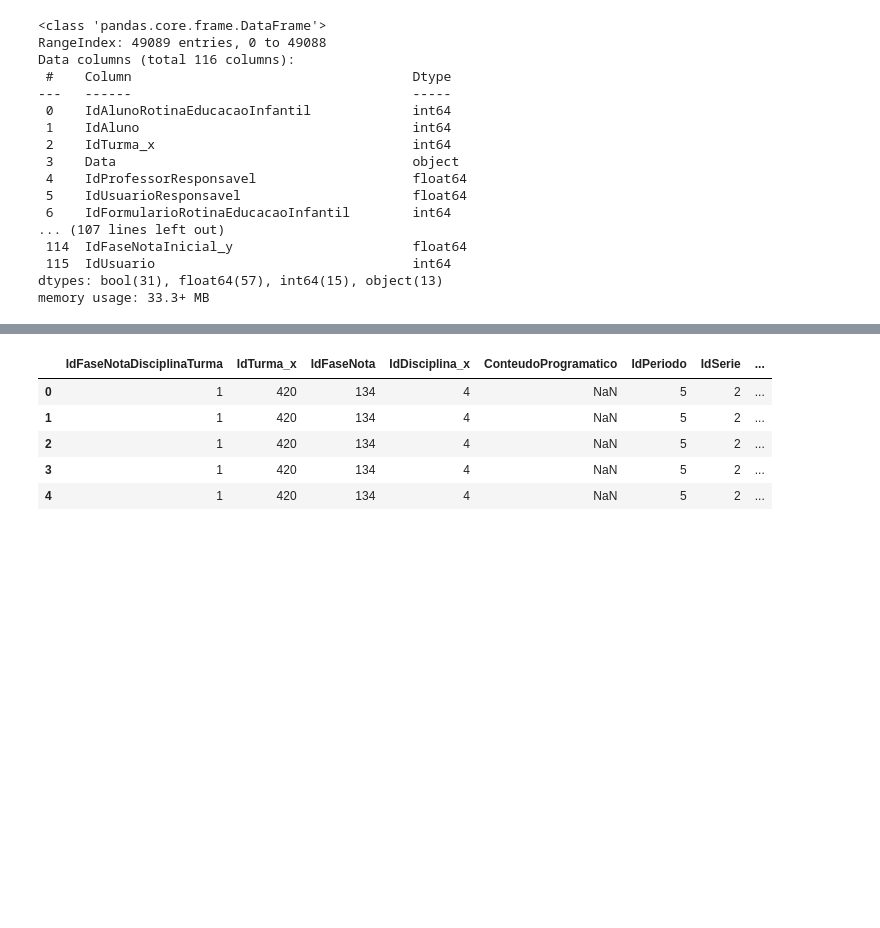
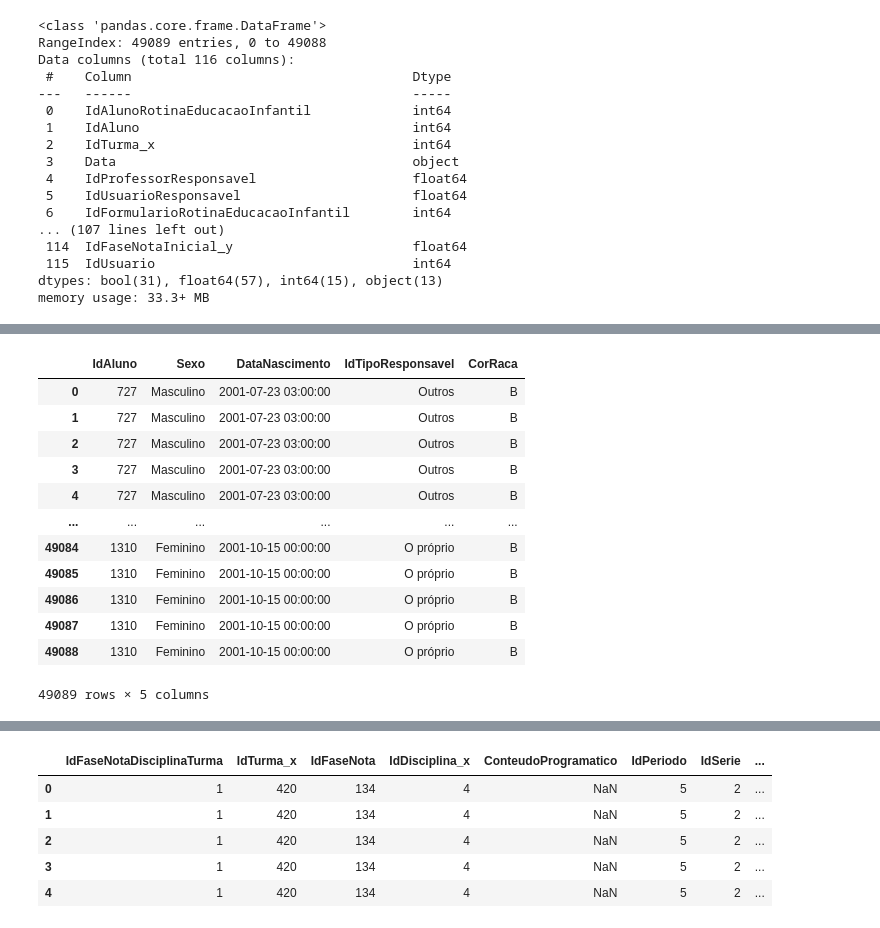
Before and after one commit to camimq/datathonFiap, a Jupyter notebook: main_analysis.ipynb, the cells around one changed output, grey strips where cells are left out. Drawn from its saved outputs; the diff is of its cells as text; code cells hidden in the pictures; blank space fills up the shorter version.

```diff
--- a/main_analysis.ipynb
+++ b/main_analysis.ipynb
@@ -705,0 +492,25 @@ memory usage: 2.7+ MB
+# %%
+# substituir códigos do Tipo de Responsável por descrições
+# Dicionário de mapeamento para IdTipoResponsável
+mapeamento_tipo_responsável = {
+  1 : 'Pai',
+  2 : 'Mãe',
+  3 : 'O próprio',
+  4: 'Outros',
+  5 : 'Tia',
+  6 : 'Padrasto',
+  7 : 'Madrasta',
+  8 : 'Avó',
+  9 : 'Avô',
+  10 : 'Tio',
+  11 : 'Indefinido',
+  12 : 'Outros Responsáveis',
+  13 : 'mae',
+  14 : 'Irmão',
+  15 : 'IRM'
+}
+
+# substitui os valoees na coluna IdTipoResponsavvel com valores legíveis
+df_alunos_merged['IdTipoResponsavel'] = df_alunos_merged['IdTipoResponsavel'].map(mapeamento_tipo_responsável)
+
+df_alunos_merged.head()
@@ -722,0 +528,5 @@ dtype: float64
+# %%
+#dropa colunas que não encontramos mapeamento
+df_alunos_merged.drop('IdTipoResponsavelFinanceiro', axis=1, inplace=True)
+df_alunos_merged.drop('IdResponsavelFinanceiro', axis=1, inplace=True)
+df_alunos_merged.drop('IdUnidade', axis=1, inplace=True)
@@ -722,0 +542,11 @@ dtype: float64
+# %%
+# substitui código da coluna Sexo por valores legíveis
+mapeamento_sexo = {
+  'M' : 'Masculino',
+  'F' : 'Feminino',
+}
+
+# substitui os valoees na coluna Sexo com valores legíveis
+df_alunos_merged['Sexo'] = df_alunos_merged['Sexo'].map(mapeamento_sexo)
+
+df_alunos_merged.head()
@@ -722,0 +560,18 @@ dtype: float64
+# %%
+# dropa coluna Estado Civil
+df_alunos_merged.drop('EstadoCivil', axis=1, inplace=True)
+df_alunos_merged
+# %% [output]
+|  | IdAluno | Sexo | DataNascimento | IdTipoResponsavel | CorRaca |
+| 0 | 727 | Masculino | 2001-07-23 03:00:00 | Outros | B |
+| 1 | 727 | Masculino | 2001-07-23 03:00:00 | Outros | B |
+| 2 | 727 | Masculino | 2001-07-23 03:00:00 | Outros | B |
+| 3 | 727 | Masculino | 2001-07-23 03:00:00 | Outros | B |
+| 4 | 727 | Masculino | 2001-07-23 03:00:00 | Outros | B |
+| ... | ... | ... | ... | ... | ... |
+| 49084 | 1310 | Feminino | 2001-10-15 00:00:00 | O próprio | B |
+| 49085 | 1310 | Feminino | 2001-10-15 00:00:00 | O próprio | B |
+| 49086 | 1310 | Feminino | 2001-10-15 00:00:00 | O próprio | B |
+| 49087 | 1310 | Feminino | 2001-10-15 00:00:00 | O próprio | B |
+| 49088 | 1310 | Feminino | 2001-10-15 00:00:00 | O próprio | B |
+49089 rows × 5 columns
```
Also changed, not shown: parts of 37 cells of this notebook.
